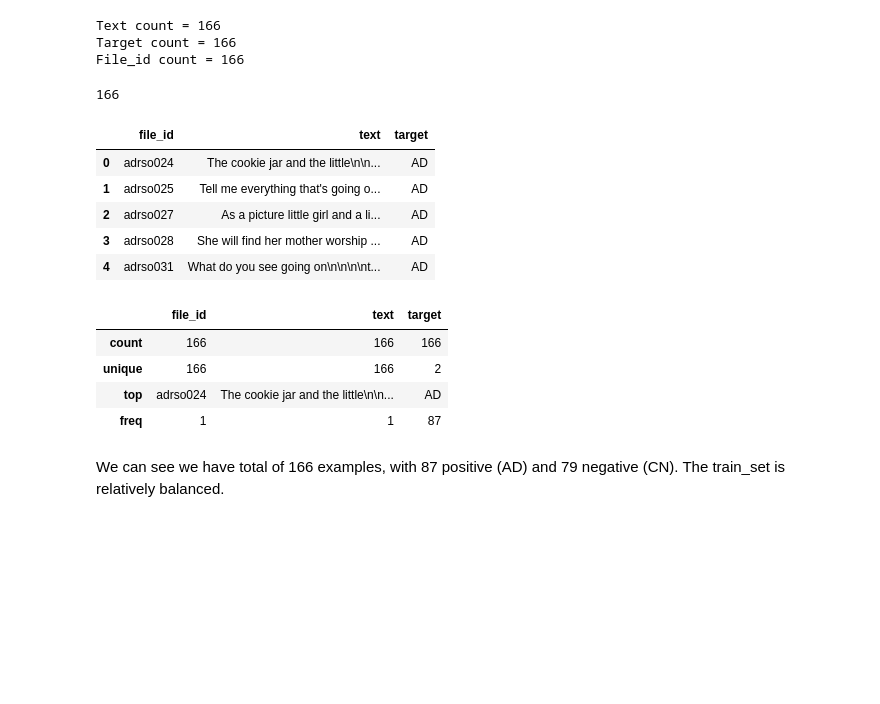
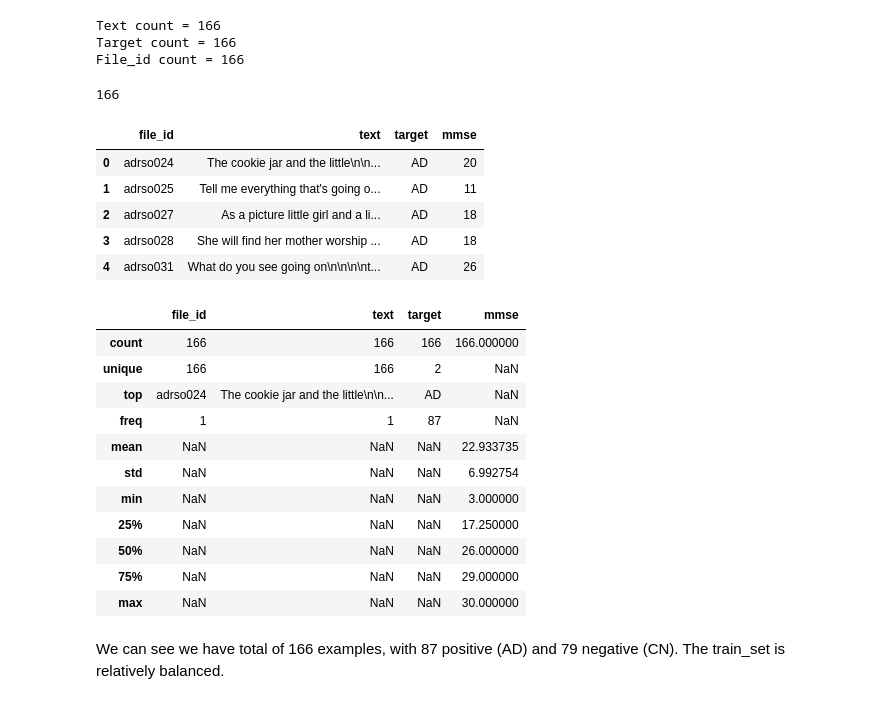
Before and after one commit to M-I-Dx/alzheimers_detection_capstone, a Jupyter notebook: src/EDA/original/01_EDA_data_splits.ipynb, the cells around one changed output. Cells and saved outputs as stored; diff of their text form; code cells hidden in the pictures; blank space fills up the shorter version.

Commit message:
add mmse to original data splits

```diff
--- a/src/EDA/original/01_EDA_data_splits.ipynb
+++ b/src/EDA/original/01_EDA_data_splits.ipynb
@@ -23,3 +23,8 @@ from sklearn.model_selection import train_test_split
 data_path = "../../../data/"
 path_ad = data_path + "Transcribed Data-2024-Feb-13/Diagnosis Training Data/ad transcribed/"
 path_cn = data_path + "Transcribed Data-2024-Feb-13//Diagnosis Training Data/cn transcribed/"
+mmse_scores_fname = data_path + "Training Dataset/Diagnosis training data/ADReSSo21/diagnosis/train/adresso-train-mmse-scores.csv"
+# %%
+# read MMSE data
+mmse_df = pd.read_csv(mmse_scores_fname, usecols=["adressfname", "mmse", "dx"])
+mmse_df
@@ -228,23 +247,33 @@ Target count = 166
 File_id count = 166
 # %%
 train_df = pd.DataFrame(train_dict)
+train_df = train_df.merge(mmse_df, left_on="file_id", right_on="adressfname")[
+    ["file_id", "text", "target", "mmse"]
+]
 print(len(train_df))
 train_df.head()
 # %% [output]
 166
-|  | file_id | text | target |
-| 0 | adrso024 | The cookie jar and the little\n\n... | AD |
-| 1 | adrso025 | Tell me everything that's going o... | AD |
-| 2 | adrso027 | As a picture little girl and a li... | AD |
-| 3 | adrso028 | She will find her mother worship ... | AD |
-| 4 | adrso031 | What do you see going on\n\n\n\nt... | AD |
+|  | file_id | text | target | mmse |
+| 0 | adrso024 | The cookie jar and the little\n\n... | AD | 20 |
+| 1 | adrso025 | Tell me everything that's going o... | AD | 11 |
+| 2 | adrso027 | As a picture little girl and a li... | AD | 18 |
+| 3 | adrso028 | She will find her mother worship ... | AD | 18 |
+| 4 | adrso031 | What do you see going on\n\n\n\nt... | AD | 26 |
 # %%
-train_df.describe()
+train_df.describe(include="all")
 # %% [output]
-|  | file_id | text | target |
-| count | 166 | 166 | 166 |
-| unique | 166 | 166 | 2 |
-| top | adrso024 | The cookie jar and the little\n\n... | AD |
-| freq | 1 | 1 | 87 |
+|  | file_id | text | target | mmse |
+| count | 166 | 166 | 166 | 166.000000 |
+| unique | 166 | 166 | 2 | NaN |
+| top | adrso024 | The cookie jar and the little\n\n... | AD | NaN |
+| freq | 1 | 1 | 87 | NaN |
+| mean | NaN | NaN | NaN | 22.933735 |
+| std | NaN | NaN | NaN | 6.992754 |
+| min | NaN | NaN | NaN | 3.000000 |
+| 25% | NaN | NaN | NaN | 17.250000 |
+| 50% | NaN | NaN | NaN | 26.000000 |
+| 75% | NaN | NaN | NaN | 29.000000 |
+| max | NaN | NaN | NaN | 30.000000 |
 # %% [markdown]
 We can see we have total of 166 examples, with 87 positive (AD) and 79 negative (CN). The train_set is relatively balanced.
```
Also changed, not shown: parts of 11 cells of this notebook.
